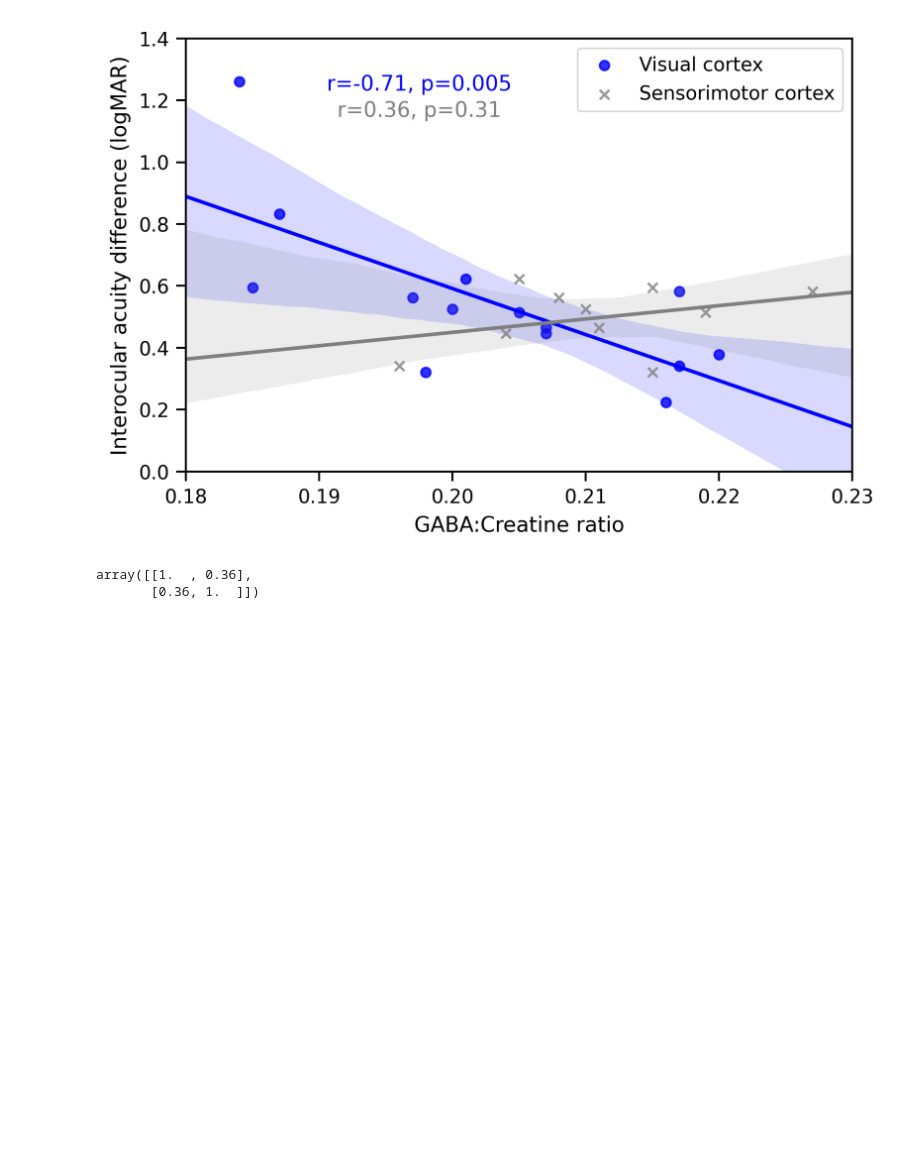
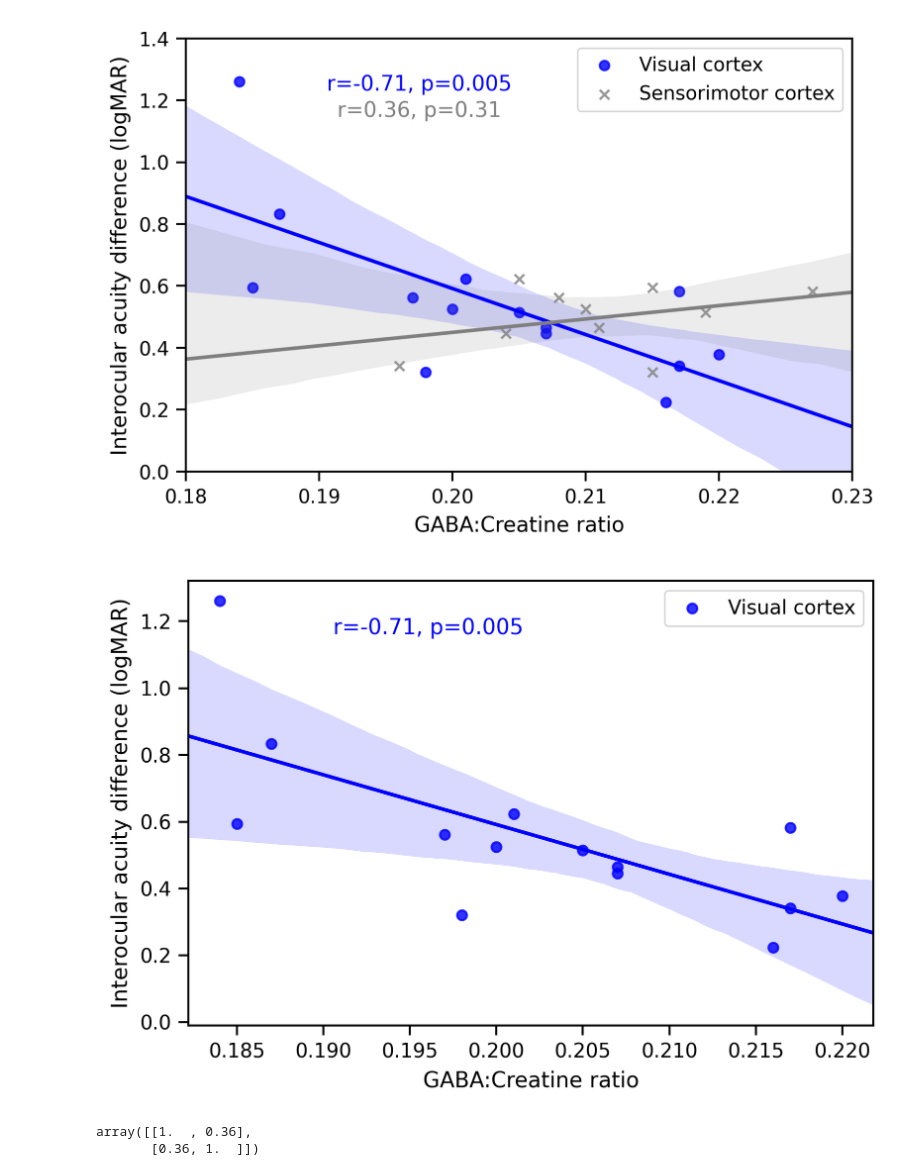
Before and after one commit to smerdis/mrs_amblyopia, a Jupyter notebook: New Analyses post JNeuro rejection.ipynb, the cells around one changed output. Saved outputs shown, nothing was run; the diff lists cells and outputs as text; code cells hidden in the pictures; blank space fills up the shorter version.

```diff
--- a/New Analyses post JNeuro rejection.ipynb
+++ b/New Analyses post JNeuro rejection.ipynb
@@ -252,3 +253,5 @@ demos
 | 25 | 38 | sd | SD_061214 | 43 | 1 | female | 1 | PWA | 3 | 2 | ... |
 | 26 | 43 | yl | YL_032714 | 22 | 1 | female | 0 | NSP | 1 | 0 | ... |
 27 rows × 21 columns
+# %%
+iad_plot_df = demos.join(gdf.set_index(['subjName'])['GABA'], on=['initials'])
@@ -255,3 +279,5 @@ demos
+# %%
+amb_data_norm = iad_plot_df[iad_plot_df.group==1]
 # %% [markdown]
 ### Figure 5
 # %%
@@ -277,6 +303,28 @@ plt.show()
 plt.close('all')
 # %% [output]
 [figure]
+# %%
+sns.set_context(context="paper", font_scale=1.1)
+fig, ax = plt.subplots(nrows=1, ncols=1, figsize=(6,4), dpi=300)
+#ax.set_xlim(0.18, 0.23)
+#ax.set_ylim(0, 1.4)
+
+sns.regplot(data=amb_data_norm, x='GABA', y='iadLogMAR', color='blue', marker='o', ax=ax, label='Visual cortex', truncate=False)
+r, p = st.pearsonr(amb_data_norm['GABA'], amb_data['iadLogMAR'])
+ax.text(.35, 0.88, f"r={r:.2f}, p={p:.3f}", transform=ax.transAxes, fontdict={'color': 'blue'}, horizontalalignment='center')
+
+# sns.regplot(data=amb_data, x='motorGABA', y='iadLogMAR', color='grey', marker='x', ax=ax, label='Sensorimotor cortex', truncate=False)
+# r, p = st.pearsonr(has_motor['motorGABA'], has_motor['iadLogMAR'])
+# ax.text(.35, 0.82, f"r={r:.2f}, p={p:.2f}", transform=ax.transAxes, fontdict={'color': 'grey'}, horizontalalignment='center')
+
+ax.legend()
+ax.set_xlabel("GABA:Creatine ratio")
+ax.set_ylabel("Interocular acuity difference (logMAR)")
+fig.savefig(f"{plot_dir}/figure_05_norm.pdf", dpi='figure')
+plt.show()
+plt.close('all')
+# %% [output]
+[figure, added]
 # %%
 np.corrcoef(has_motor['motorGABA'], has_motor['iadLogMAR'])
 # %% [output]
```
Also changed, not shown: parts of 12 cells of this notebook.
